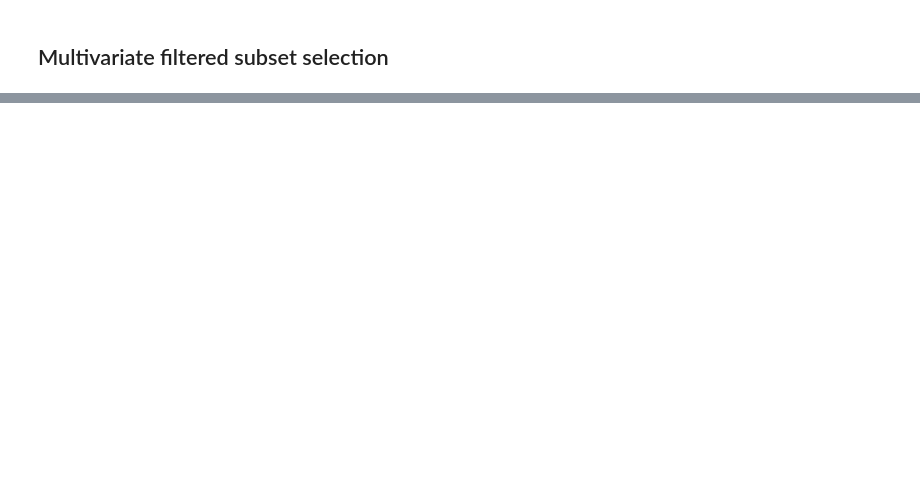
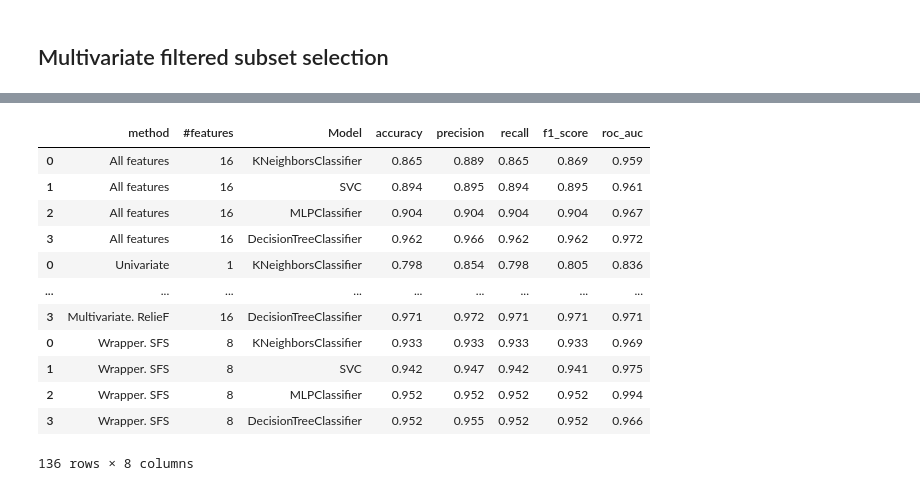
Before and after one commit to fedecaslo/MachineLearning-P1-NonProbabilisticClassifiers, a Jupyter notebook: train.ipynb, the cells around one changed output, grey strips where cells are left out. Saved outputs shown, nothing was run; the diff lists cells and outputs as text; code cells hidden in the pictures; blank space fills up the shorter version.

```diff
--- a/train.ipynb
+++ b/train.ipynb
@@ -138,0 +282,22 @@ plt.show()
+# %%
+df_wrapper = utils.apply_classifiers(X_train_wrapper, y_train, X_test_wrapper, y_test)
+df_wrapper['#features'] = len(X_train_wrapper[0])
+df_wrapper['method'] = 'Wrapper. SFS'
+# %%
+results_all = pd.concat([df_all, df_univar, df_multivar, df_wrapper] )
+results_all = results_all[['method','#features','Model', 'accuracy', 'precision', 'recall', 'f1_score', 'roc_auc']]
+results_all
+# %% [output]
+|  | method | #features | Model | accuracy | precision | recall | f1_score | roc_auc |
+| 0 | All features | 16 | KNeighborsClassifier | 0.865 | 0.889 | 0.865 | 0.869 | 0.959 |
+| 1 | All features | 16 | SVC | 0.894 | 0.895 | 0.894 | 0.895 | 0.961 |
+| 2 | All features | 16 | MLPClassifier | 0.904 | 0.904 | 0.904 | 0.904 | 0.967 |
+| 3 | All features | 16 | DecisionTreeClassifier | 0.962 | 0.966 | 0.962 | 0.962 | 0.972 |
+| 0 | Univariate | 1 | KNeighborsClassifier | 0.798 | 0.854 | 0.798 | 0.805 | 0.836 |
+| ... | ... | ... | ... | ... | ... | ... | ... | ... |
+| 3 | Multivariate. RelieF | 16 | DecisionTreeClassifier | 0.971 | 0.972 | 0.971 | 0.971 | 0.971 |
+| 0 | Wrapper. SFS | 8 | KNeighborsClassifier | 0.933 | 0.933 | 0.933 | 0.933 | 0.969 |
+| 1 | Wrapper. SFS | 8 | SVC | 0.942 | 0.947 | 0.942 | 0.941 | 0.975 |
+| 2 | Wrapper. SFS | 8 | MLPClassifier | 0.952 | 0.952 | 0.952 | 0.952 | 0.994 |
+| 3 | Wrapper. SFS | 8 | DecisionTreeClassifier | 0.952 | 0.955 | 0.952 | 0.952 | 0.966 |
+136 rows × 8 columns
```
Also changed, not shown: parts of 16 cells of this notebook, 16 other files.
